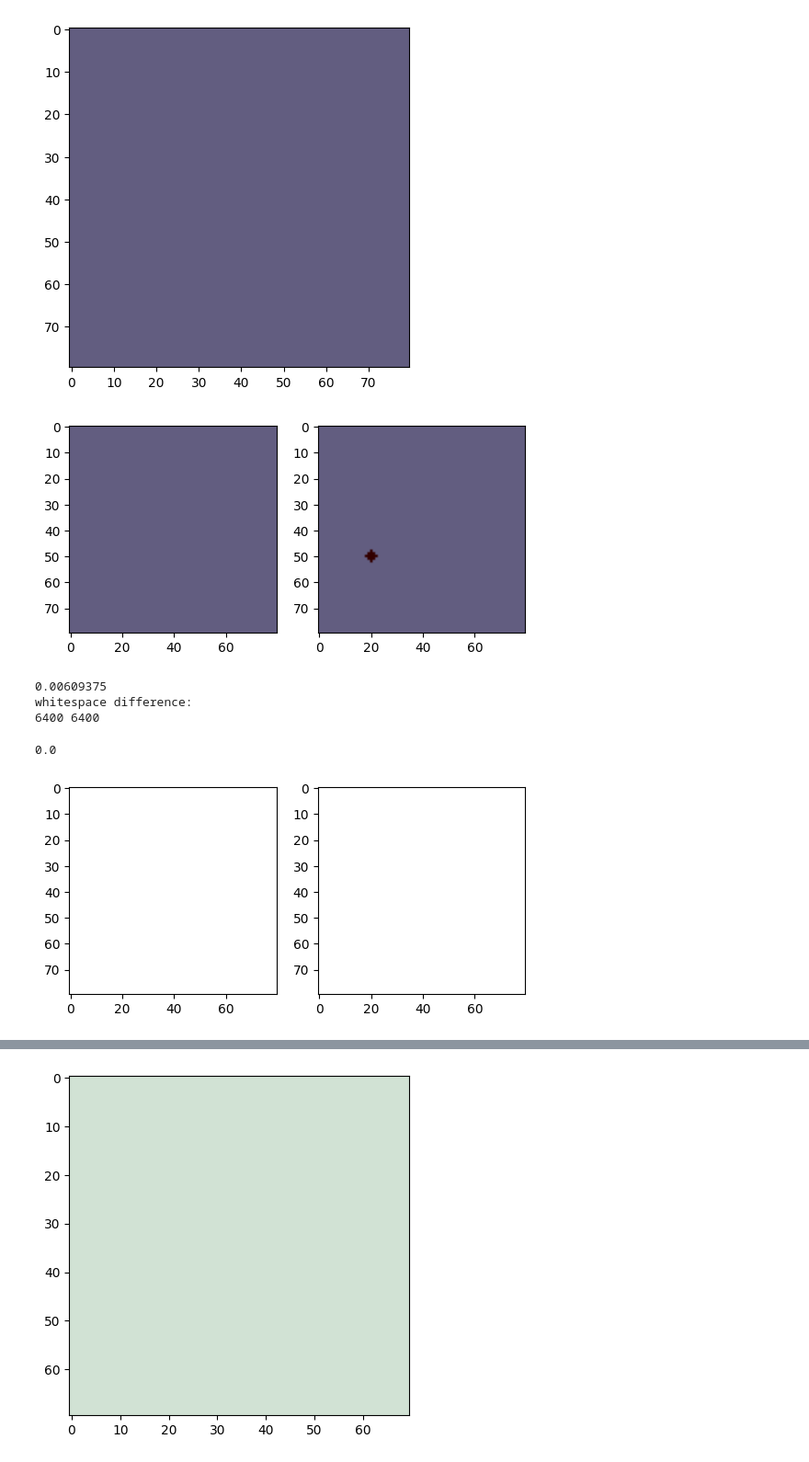
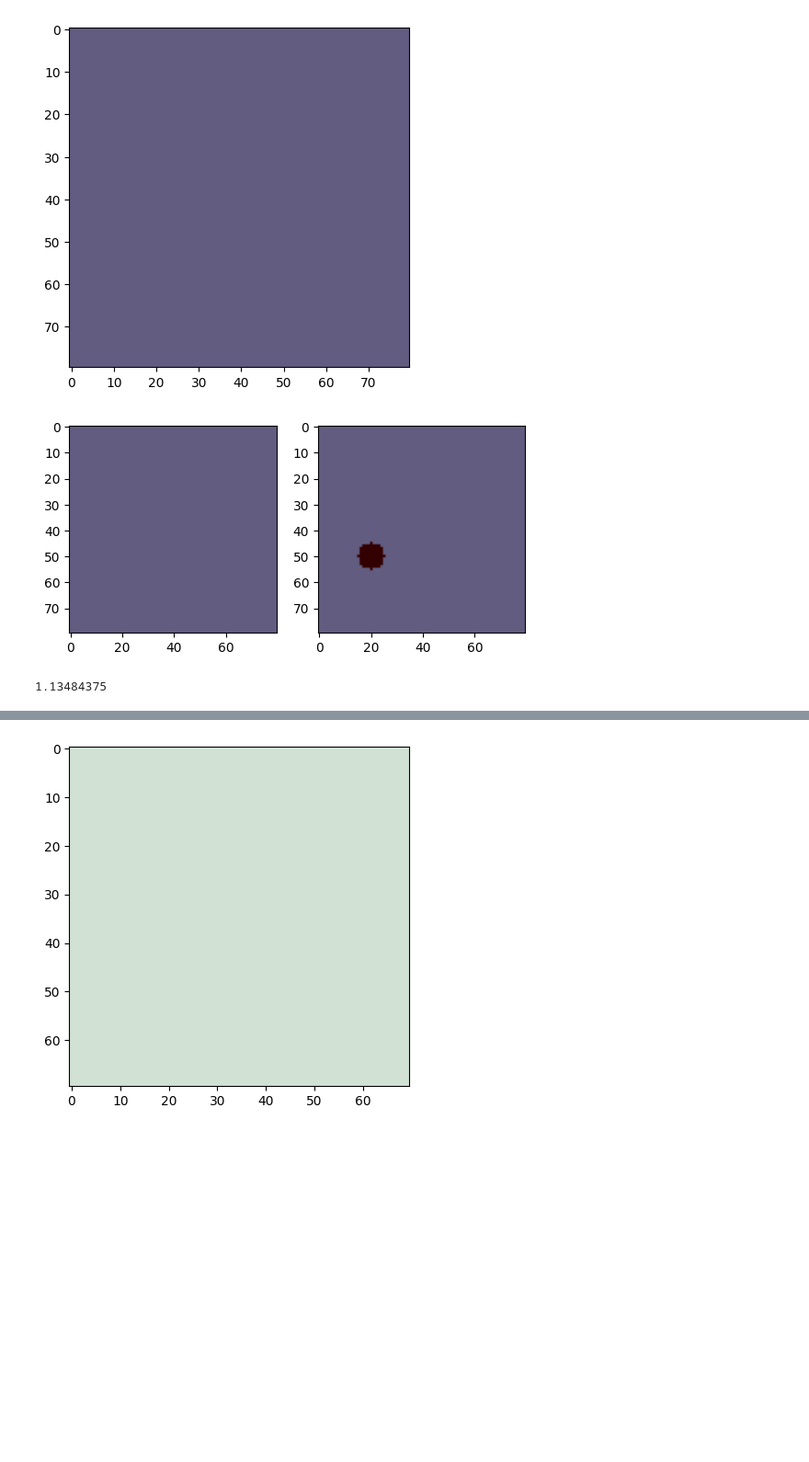
Before and after one commit to DavidParedes2021/Optimization, a Jupyter notebook: 09 - imagesWithCircles/imagesWithCircles.ipynb, the cells around one changed output, grey strips where cells are left out. Shown at 92% size. Drawn from its saved outputs; the diff is of its cells as text; code cells hidden in the pictures; blank space fills up the shorter version.

```diff
--- a/09 - imagesWithCircles/imagesWithCircles.ipynb
+++ b/09 - imagesWithCircles/imagesWithCircles.ipynb
@@ -115,17 +91,12 @@ show_img(average_color_image)
 # %% [output]
 [figure]
 # %%
-ind = [20,50,2,0,0,50,1]
+ind = [20,50,5,0,0,50,1]
 img_c = draw_circle2(average_color_image, *ind)
 compare_imgs(average_color_image,img_c)
 print(image_difference(average_color_image, img_c))
-whitespace_difference(img_c, average_color_image, _print=True)
 # %% [output]
-[figure, old version]
+[figure, new version]
-0.00609375
-whitespace difference:
-6400 6400
+1.13484375
-0.0
-[figure, removed]
 # %%
 # res =[average_color_image]
```
Also changed, not shown: parts of 6 cells of this notebook, 1 other file.
